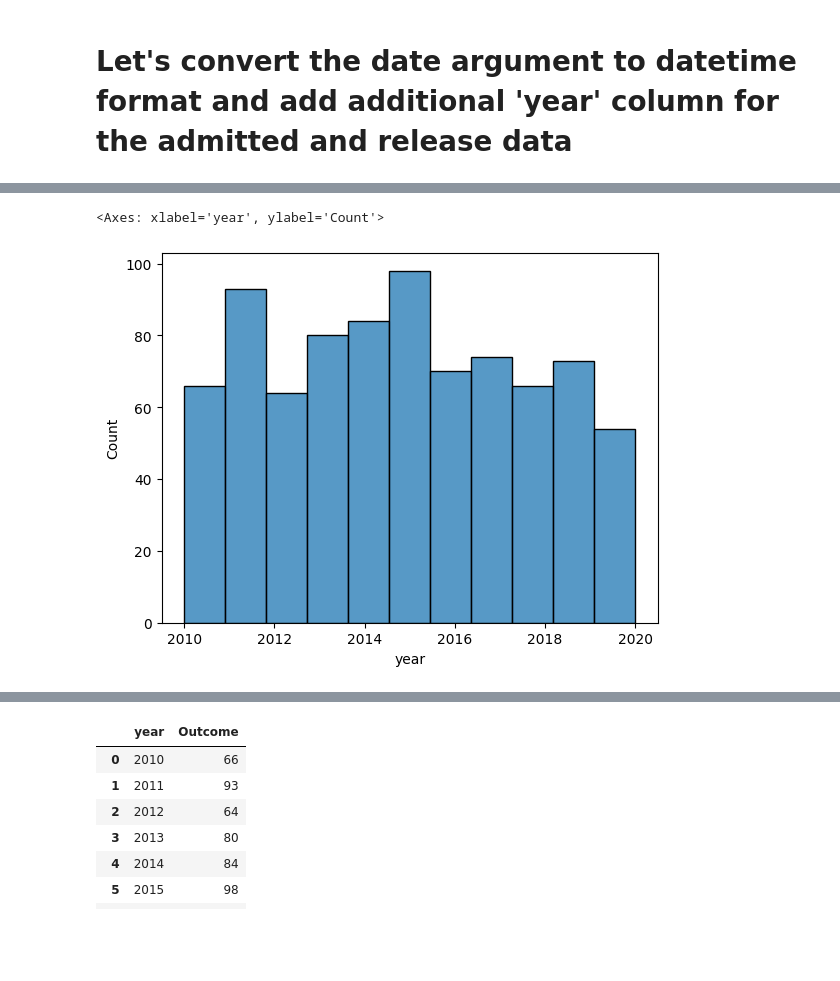
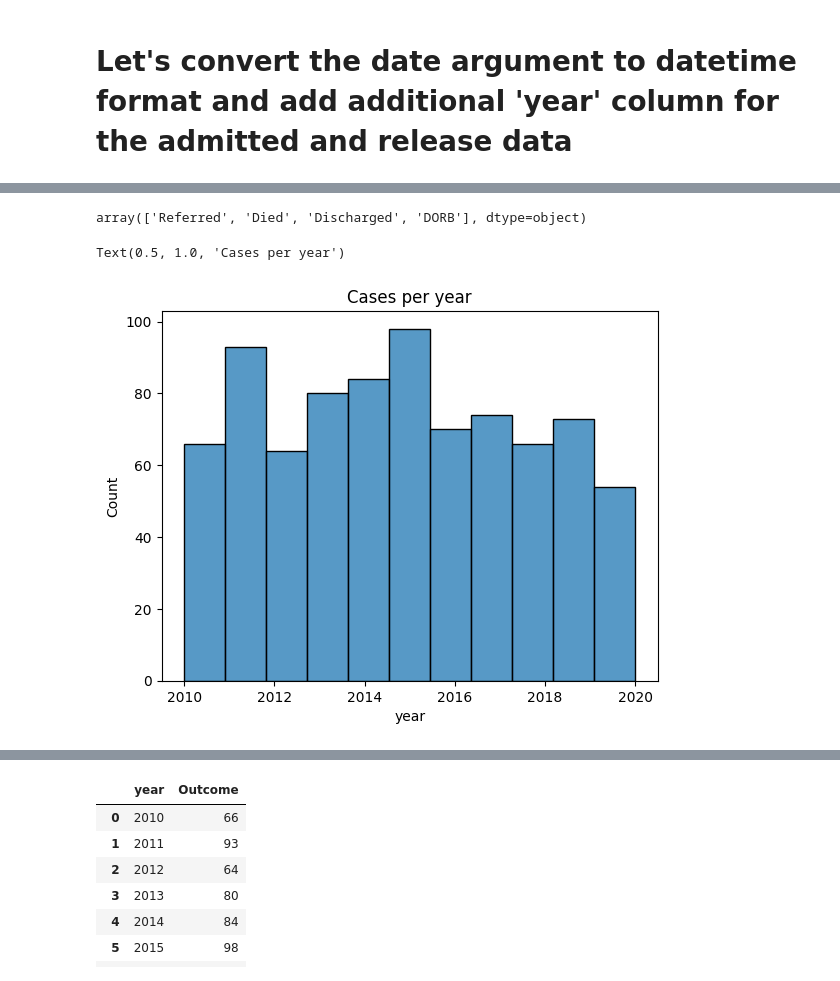
Before and after one commit to FahimHafiz/Vaccination-Dataset-Preprocessing-Analysis-and-Prediction-Using-Machine-Learning, a Jupyter notebook: main.ipynb, the cells around one changed output, grey strips where cells are left out. Drawn from its saved outputs; the diff is of its cells as text; code cells hidden in the pictures; blank space fills up the shorter version.

```diff
--- a/main.ipynb
+++ b/main.ipynb
@@ -33,4 +34,6 @@ from IPython.display import display
 # %matplotlib inline
+# %%
+result_directory = r'D:\Research\Vaccination-Dataset-Preprocessing-Analysis-and-Prediction-Using-Machine-Learning\results'
 # %%
 # Before and after vaccine data
 # before_vaccine_data = pd.read_csv('/content/Vaccination-Dataset-Preprocessing-Analysis-and-Prediction-Using-Machine-Learning/datasets/Hospital_data_before_Vaccination.csv')
@@ -175,5 +244,4 @@ clean_data.to_csv("Final_clean_data.csv")
 # %%
-hospital_data_clean = pd.read_csv('Final_clean_data.csv')
-
+hospital_data_clean = pd.read_csv(os.path.join(result_directory, 'Final_patient_clean_data.csv'))
 hospital_data_clean
 # %% [output]
@@ -192,8 +260,13 @@ hospital_data_clean
 822 rows × 10 columns
+# %%
+# Let's see the types of outcome for each patient..
+hospital_data_clean['Outcome'].unique()
+# %% [output]
+array(['Referred', 'Died', 'Discharged', 'DORB'], dtype=object)
 # %%
 # Let's have plot of frquency of the cases over time in a plot...
-
 sns.histplot(data=hospital_data_clean, x='year', legend=True)
+plt.title('Cases per year')
 # %% [output]
-<Axes: xlabel='year', ylabel='Count'>
+Text(0.5, 1.0, 'Cases per year')
-[figure, old version]
+[figure, new version]
```
Also changed, not shown: parts of 23 cells of this notebook.
